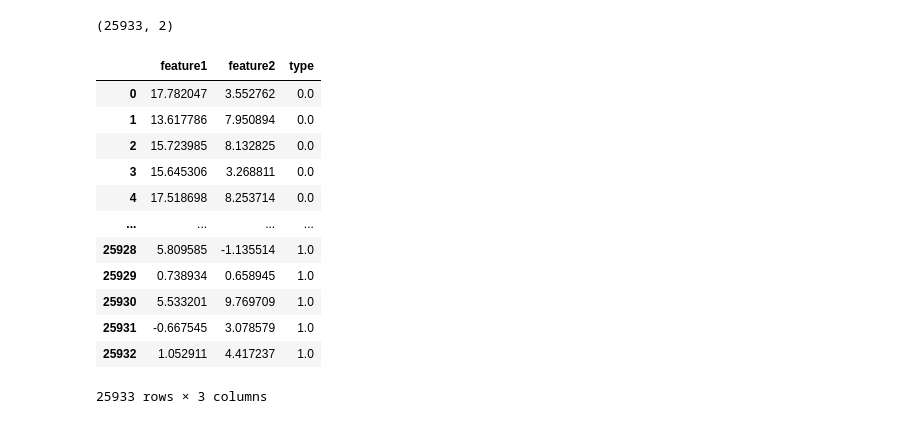
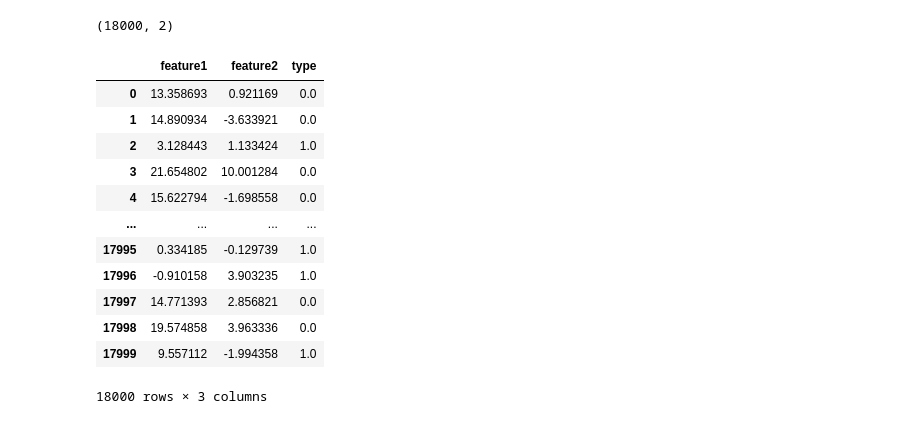
Before and after one commit to sustech-topology/TopCap, a Jupyter notebook: feature_analysis/stft_feature2.ipynb, the cells around one changed output. Drawn from its saved outputs; the diff is of its cells as text; code cells hidden in the pictures.

```diff
--- a/feature_analysis/stft_feature2.ipynb
+++ b/feature_analysis/stft_feature2.ipynb
@@ -194,6 +170,6 @@ for fn in os.listdir(voicedlessPath):
         writer.writerow(data)
 # %%
 # Read the csv file into DataFrame
-df=pd.read_csv('STFT_Diag2.csv', header=None)
+df=pd.read_csv('STFT_Diag1.csv', header=None)
 df
 # %% [output]
@@ -213,28 +189,37 @@ df
+# %%
+# Shuffle 9000 samples for each voice and voiceless type
+
+# Shuffle 9000 rows from each class
+df_0 = df[df[6] == 0].sample(n=9000, random_state=42)
+df_1 = df[df[6] == 1].sample(n=9000, random_state=42)
+
+# Combine and shuffle again (optional)
+df = pd.concat([df_0, df_1]).sample(frac=1, random_state=42).reset_index(drop=True)
 # %%
 # Use UMAP to reduce the feature dimension to 2
 reducer = umap.UMAP()
-data = df.iloc[:,0:11]
+data = df.iloc[:,0:6]
 scaled_data = StandardScaler().fit_transform(data)
 embedding = reducer.fit_transform(scaled_data)
 embedding.shape
 # %% [output]
-(25933, 2)
+(18000, 2)
 # %%
 # Read the embedded feature as DataFrame
 df_feature=pd.DataFrame(embedding,columns=['feature1','feature2'])
-df_feature['type']=df[11]
+df_feature['type']=df[6]
 df_feature
 # %% [output]
 |  | feature1 | feature2 | type |
-| 0 | 17.782047 | 3.552762 | 0.0 |
-| 1 | 13.617786 | 7.950894 | 0.0 |
-| 2 | 15.723985 | 8.132825 | 0.0 |
-| 3 | 15.645306 | 3.268811 | 0.0 |
-| 4 | 17.518698 | 8.253714 | 0.0 |
+| 0 | 13.358693 | 0.921169 | 0.0 |
+| 1 | 14.890934 | -3.633921 | 0.0 |
+| 2 | 3.128443 | 1.133424 | 1.0 |
+| 3 | 21.654802 | 10.001284 | 0.0 |
+| 4 | 15.622794 | -1.698558 | 0.0 |
 | ... | ... | ... | ... |
-| 25928 | 5.809585 | -1.135514 | 1.0 |
-| 25929 | 0.738934 | 0.658945 | 1.0 |
-| 25930 | 5.533201 | 9.769709 | 1.0 |
-| 25931 | -0.667545 | 3.078579 | 1.0 |
-| 25932 | 1.052911 | 4.417237 | 1.0 |
+| 17995 | 0.334185 | -0.129739 | 1.0 |
+| 17996 | -0.910158 | 3.903235 | 1.0 |
+| 17997 | 14.771393 | 2.856821 | 0.0 |
+| 17998 | 19.574858 | 3.963336 | 0.0 |
+| 17999 | 9.557112 | -1.994358 | 1.0 |
-25933 rows × 3 columns
+18000 rows × 3 columns
```
Also changed, not shown: parts of 20 cells of this notebook, 2 other files.
